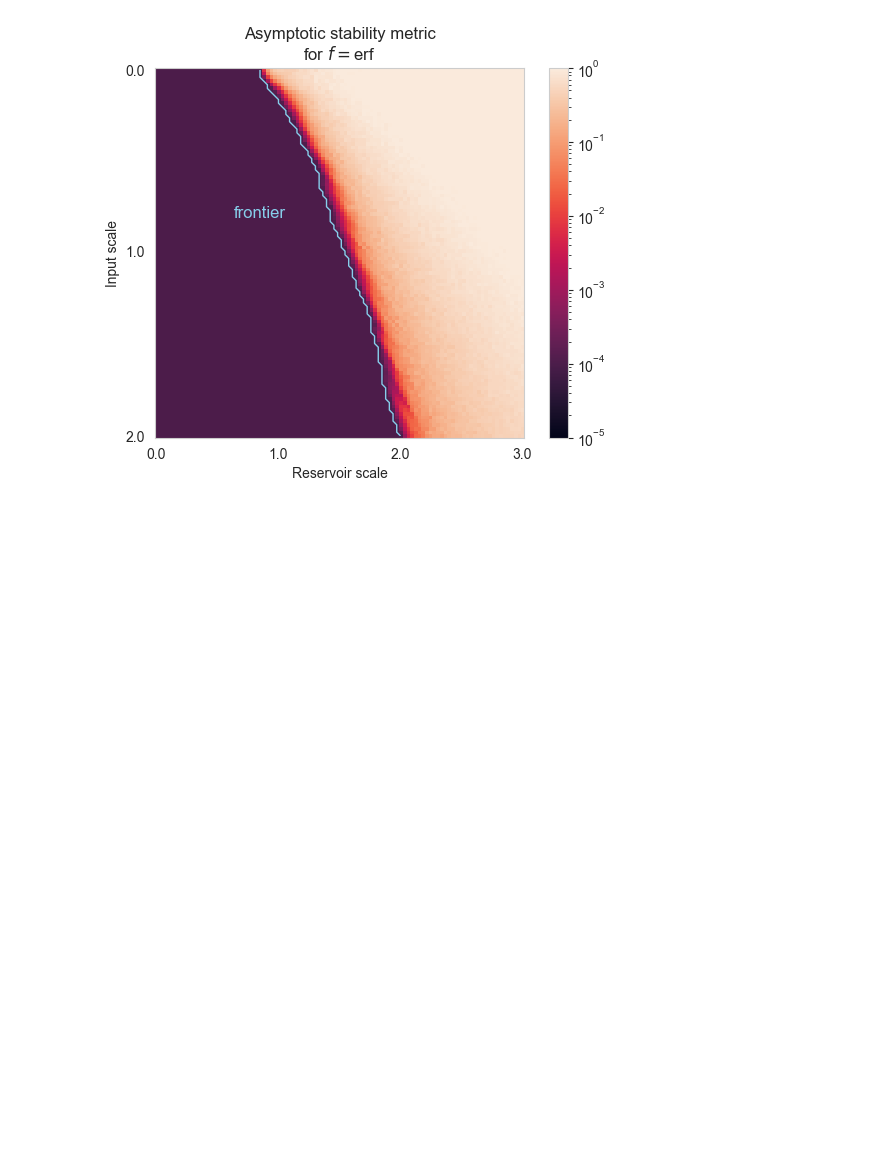
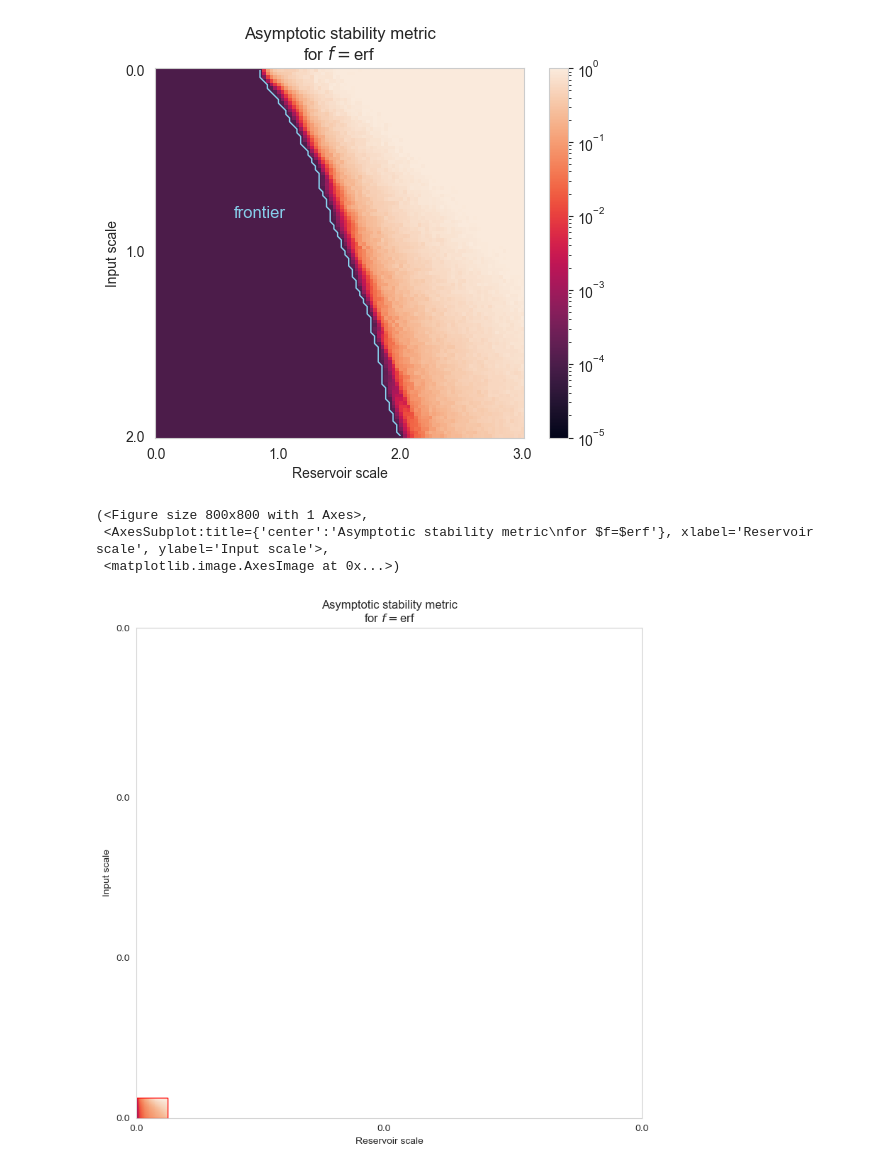
Before and after one commit to jon-dong/reservoir-frontier, a Jupyter notebook: chaotic_edge_fractals-2.ipynb, the cells around one changed output. Drawn from its saved outputs; the diff is of its cells as text; code cells hidden in the pictures; blank space fills up the shorter version.

```diff
--- a/chaotic_edge_fractals-2.ipynb
+++ b/chaotic_edge_fractals-2.ipynb
@@ -59,10 +64,10 @@ plt.show()
 # %%
 res_size = 101
 input_size = 102
-input_len = 1000
-resolution = 500
-res_scale_bounds = [1.74, 1.76]
-input_scale_bounds = [1.11, 1.14]
+input_len = 10
+resolution = 50
+res_scale_bounds = [0. , 2.]
+input_scale_bounds = [0., 3.]
 metric_erf = stability_test(res_size=res_size, input_size=input_size, input_len=input_len, resolution=resolution, res_scale_bounds=res_scale_bounds, input_scale_bounds=input_scale_bounds)
 img = metric_erf.T
 # %%
@@ -197,7 +202,6 @@ def plot_img(img, mnmx, newmnmx=None, fig=None, im=None, rect=None,
   mn1, mx1, mn2, mx2 = mnmx
   input_scale_bounds = mnmx[2:]
   res_scale_bounds = mnmx[:2]
-
   ax1 = None
   if fig is None:
     fig, (ax1) = plt.subplots(figsize=figsize, dpi=dpi)
@@ -208,13 +212,20 @@ def plot_img(img, mnmx, newmnmx=None, fig=None, im=None, rect=None,
     # input_max = 1
     # res_min = 0
     # res_max = 1
-    im = ax1.imshow(img, norm=matplotlib.colors.LogNorm(vmin= 1e-10, vmax = 1))#[int(input_min*resolution):int(input_max*resolution), int(res_min*resolution):int(res_max*resolution)]
+    im = ax1.imshow(img, norm=matplotlib.colors.LogNorm(vmin= 1e-10, vmax = 1),
+                    aspect='auto',
+                    interpolation='nearest')#[int(input_min*resolution):int(input_max*resolution), int(res_min*resolution):int(res_max*resolution)]
 
+    rect = patches.Rectangle((mn2, mn1), mx2-mn2, mx1-mn1, linewidth=1, edgecolor='r', facecolor='none')
+    ax1.add_patch(rect)
 
-  ax = plt.gca()
-  plt.grid(False)
-  plt.clim(threshold, 1)
-  plt.colorbar()
+  im.set_extent([mn2, mx2, mn1, mx1])
+  im.set_data(img)
+
+  # ax = plt.gca()
+  ax1.grid(False)
+  #im.clim(threshold, 1)
+  #plt.colorbar()
 
   input_scale_min = input_scale_bounds[0]# + input_min * (input_scale_bounds[1] - input_scale_bounds[0])
   input_scale_max = input_scale_bounds[0]# + input_max * (input_scale_bounds[1] - input_scale_bounds[0])
@@ -237,8 +248,6 @@ def plot_img(img, mnmx, newmnmx=None, fig=None, im=None, rect=None,
   ax1.set_xlabel('Reservoir scale')
   ax1.set_ylabel('Input scale')
   ax1.set_title('Asymptotic stability metric\nfor $f=$erf')
-  rect = patches.Rectangle((mn2, mn1), mx2-mn2, mx1-mn1, linewidth=1, edgecolor='r', facecolor='none')
-  ax1.add_patch(rect)
 
   if newmnmx:
     mn1, mx1, mn2, mx2 = newmnmx
@@ -267,3 +276,13 @@ def plot_img(img, mnmx, newmnmx=None, fig=None, im=None, rect=None,
     plt.savefig(savename)
 
   return fig, ax1, im
+# %%
+plt.close('all')
+plt.ion()
+
+plot_img(img, [0,2,0,3])
+# %% [output]
+(<Figure size 800x800 with 1 Axes>,
+ <AxesSubplot:title={'center':'Asymptotic stability metric\nfor $f=$erf'}, xlabel='Reservoir scale', ylabel='Input scale'>,
+ <matplotlib.image.AxesImage at 0x...>)
+[figure, added]
```
Also changed, not shown: parts of 2 cells of this notebook, 1 other file.
